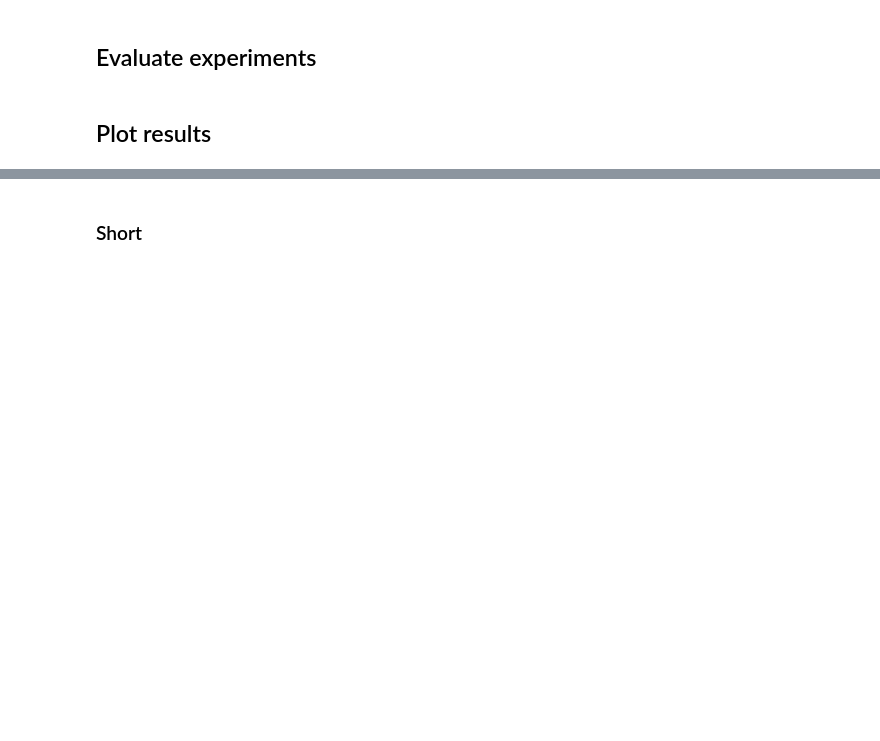
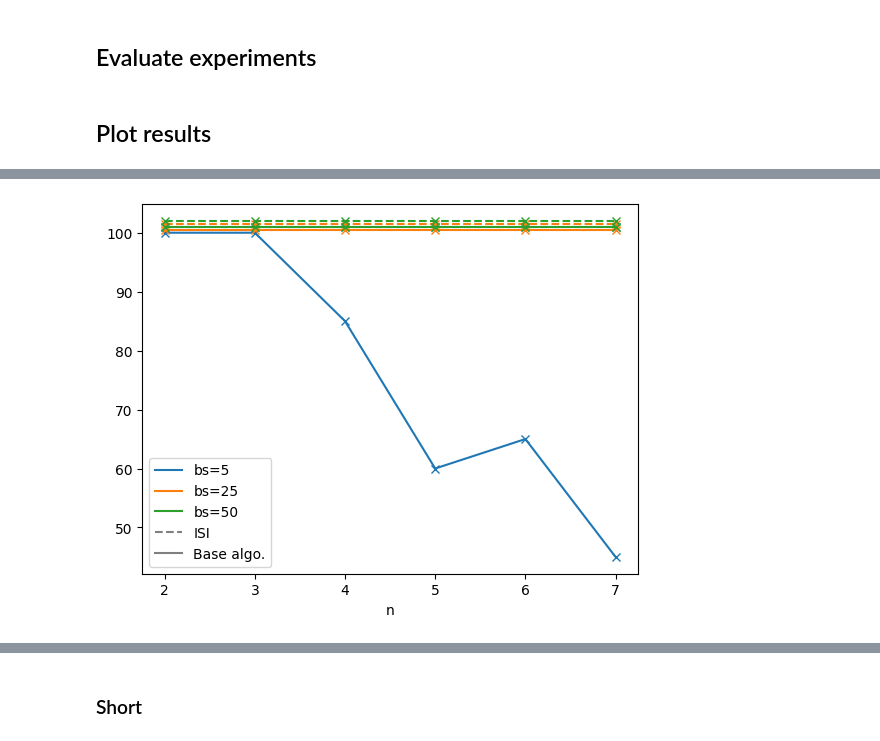
Before and after one commit to SamuelReyd/SearchingForCauses, a Jupyter notebook: src/Experiments.ipynb, the cells around one changed output, grey strips where cells are left out. Drawn from its saved outputs; the diff is of its cells as text; code cells hidden in the pictures; blank space fills up the shorter version.

```diff
--- a/src/Experiments.ipynb
+++ b/src/Experiments.ipynb
@@ -35,0 +291,14 @@ evaluate_noisy_SMK(prefix="../")
+# %%
+for c, bs in enumerate((5,25,50)):
+    for i, algo in enumerate(set(df_sm.algo)):
+        df_sm_ = df_sm[(df_sm.bs == bs) & (df_sm.algo == algo)]
+        if algo == "structured": ls = "--"
+        else: ls = "-"
+        mean = df_sm_[["n", "accuracy"]].groupby(["n"], as_index=True)["accuracy"].mean()+.5*c+i
+        mean.plot(marker="x", linestyle=ls, c=f"C{c}", label="_nolegend_")
+for c, bs in enumerate((5,25,50)): plt.plot([], c=f"C{c}", ls="-", label=f"{bs=}")
+for ls, algo in zip(("--", "-"),("ISI", "Base algo.")): plt.plot([], c=f"gray", ls=ls, label=f"{algo}")
+plt.legend()
+plt.show()
+# %% [output]
+[figure, added]
```
Also changed, not shown: parts of 42 cells of this notebook, 16 other files.
